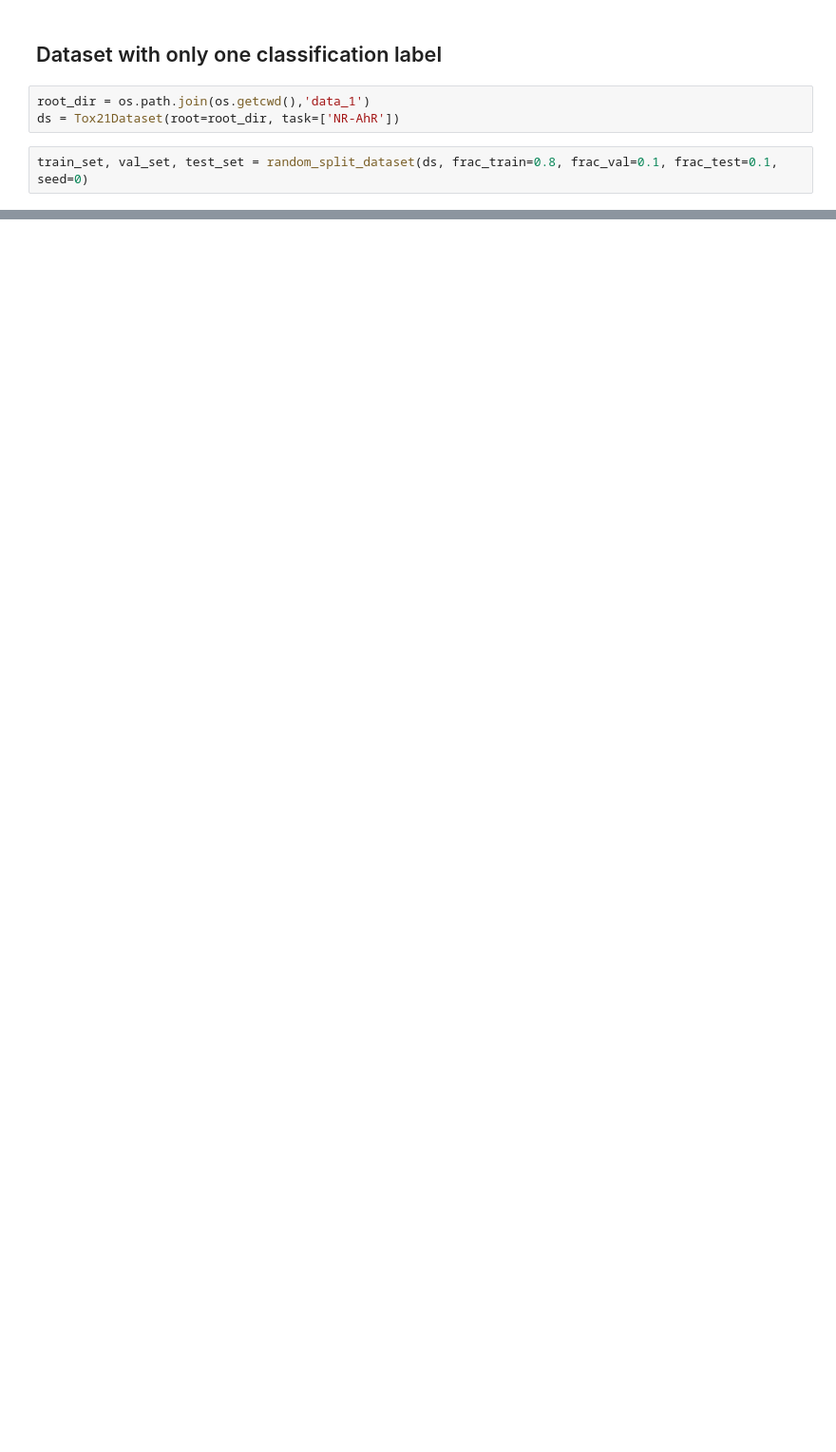
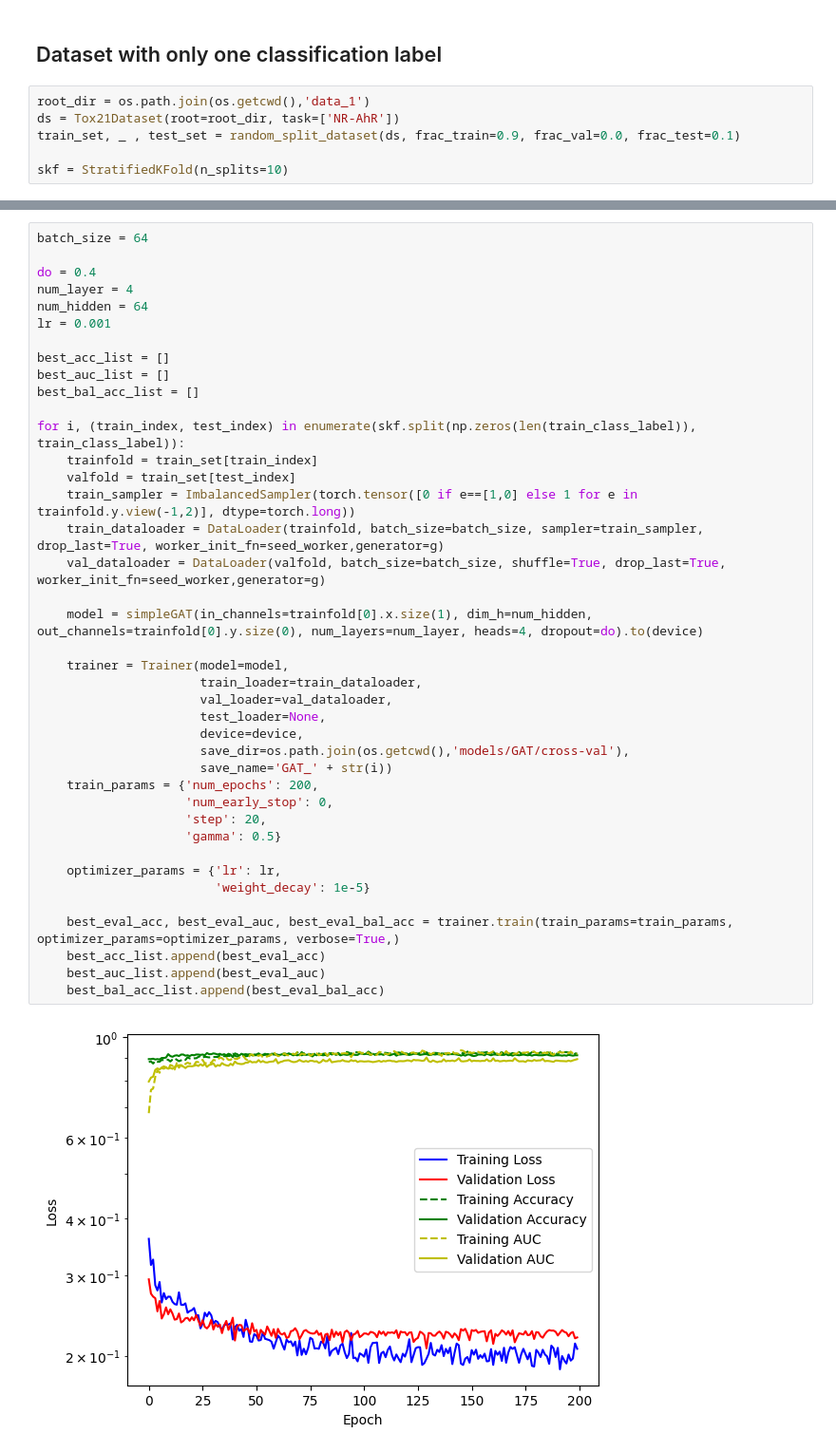
Before and after one commit to ShaswataRoy/xAI_Drug, a Jupyter notebook: Max/TOX21_GAT.ipynb, the cells around one changed output, grey strips where cells are left out. Shown at 95% size. Saved outputs shown, nothing was run; the diff lists cells and outputs as text; blank space fills up the shorter version.

```diff
--- a/Max/TOX21_GAT.ipynb
+++ b/Max/TOX21_GAT.ipynb
@@ -37,5 +61,6 @@ import os
 # %%
 root_dir = os.path.join(os.getcwd(),'data_1')
 ds = Tox21Dataset(root=root_dir, task=['NR-AhR'])
+train_set, _ , test_set = random_split_dataset(ds, frac_train=0.9, frac_val=0.0, frac_test=0.1)
+
+skf = StratifiedKFold(n_splits=10)
-# %%
-train_set, val_set, test_set = random_split_dataset(ds, frac_train=0.8, frac_val=0.1, frac_test=0.1, seed=0)
@@ -41,0 +177,42 @@ train_set, val_set, test_set = random_split_dataset(ds, frac_train=0.8, frac_val
+# %%
+batch_size = 64
+
+do = 0.4
+num_layer = 4
+num_hidden = 64
+lr = 0.001
+
+best_acc_list = []
+best_auc_list = []
+best_bal_acc_list = []
+
+for i, (train_index, test_index) in enumerate(skf.split(np.zeros(len(train_class_label)), train_class_label)):
+    trainfold = train_set[train_index]
+    valfold = train_set[test_index]
+    train_sampler = ImbalancedSampler(torch.tensor([0 if e==[1,0] else 1 for e in trainfold.y.view(-1,2)], dtype=torch.long))
+    train_dataloader = DataLoader(trainfold, batch_size=batch_size, sampler=train_sampler, drop_last=True, worker_init_fn=seed_worker,generator=g)
+    val_dataloader = DataLoader(valfold, batch_size=batch_size, shuffle=True, drop_last=True, worker_init_fn=seed_worker,generator=g)
+
+    model = simpleGAT(in_channels=trainfold[0].x.size(1), dim_h=num_hidden, out_channels=trainfold[0].y.size(0), num_layers=num_layer, heads=4, dropout=do).to(device)
+
+    trainer = Trainer(model=model,
+                      train_loader=train_dataloader,
+                      val_loader=val_dataloader,
+                      test_loader=None,
+                      device=device,
+                      save_dir=os.path.join(os.getcwd(),'models/GAT/cross-val'),
+                      save_name='GAT_' + str(i))
+    train_params = {'num_epochs': 200,
+                    'num_early_stop': 0,
+                    'step': 20,
+                    'gamma': 0.5}
+
+    optimizer_params = {'lr': lr,
+                        'weight_decay': 1e-5}
+
+    best_eval_acc, best_eval_auc, best_eval_bal_acc = trainer.train(train_params=train_params, optimizer_params=optimizer_params, verbose=True,)
+    best_acc_list.append(best_eval_acc)
+    best_auc_list.append(best_eval_auc)
+    best_bal_acc_list.append(best_eval_bal_acc)
+# %% [output]
+[figure, added]
```
Also changed, not shown: parts of 31 cells of this notebook.
